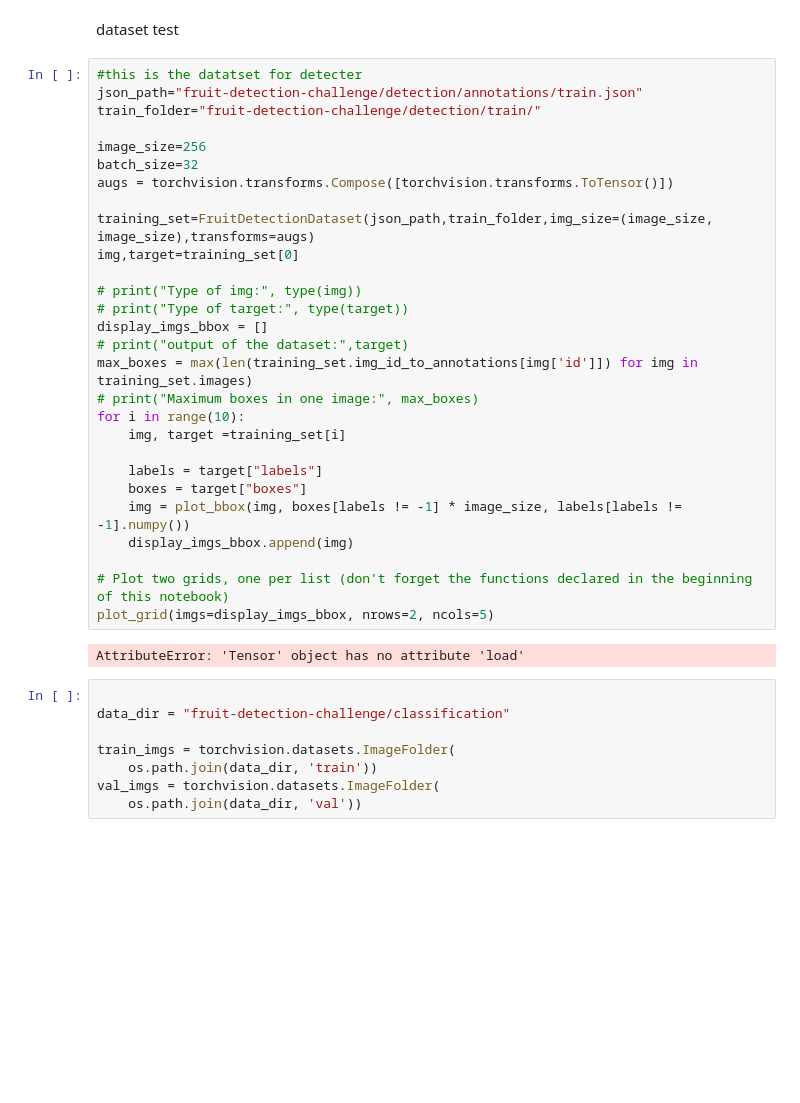
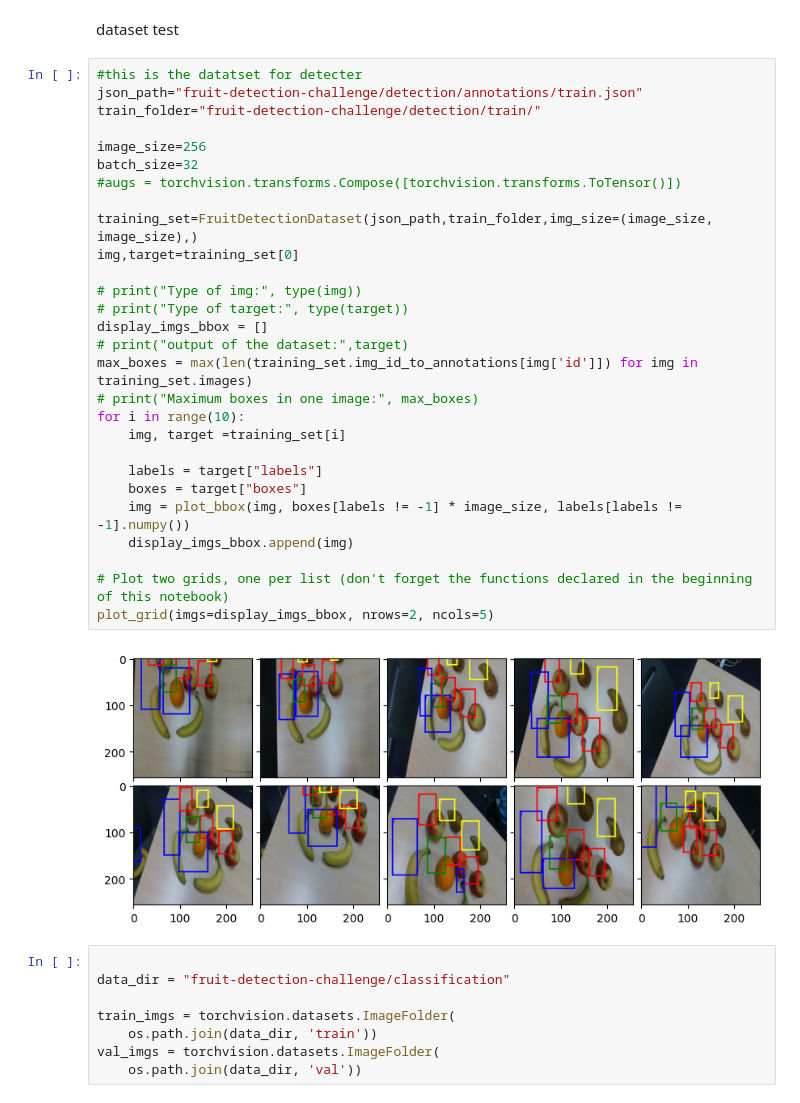
Before and after one commit to dkarakost/MBE_project, a Jupyter notebook: Fruitdetect.ipynb, the cells around one changed output. Saved outputs shown, nothing was run; the diff lists cells and outputs as text; blank space fills up the shorter version.

```diff
--- a/Fruitdetect.ipynb
+++ b/Fruitdetect.ipynb
@@ -222,33 +222,33 @@ dataset test
 # %%
 #this is the datatset for detecter
 json_path="fruit-detection-challenge/detection/annotations/train.json"
 train_folder="fruit-detection-challenge/detection/train/"
 
 image_size=256
 batch_size=32
-augs = torchvision.transforms.Compose([torchvision.transforms.ToTensor()])
+#augs = torchvision.transforms.Compose([torchvision.transforms.ToTensor()])
 
-training_set=FruitDetectionDataset(json_path,train_folder,img_size=(image_size, image_size),transforms=augs)
+training_set=FruitDetectionDataset(json_path,train_folder,img_size=(image_size, image_size),)
 img,target=training_set[0]
 
 # print("Type of img:", type(img))
 # print("Type of target:", type(target))
 display_imgs_bbox = []
 # print("output of the dataset:",target)
 max_boxes = max(len(training_set.img_id_to_annotations[img['id']]) for img in training_set.images)
 # print("Maximum boxes in one image:", max_boxes)
 for i in range(10):
     img, target =training_set[i]
 
     labels = target["labels"]
     boxes = target["boxes"]
     img = plot_bbox(img, boxes[labels != -1] * image_size, labels[labels != -1].numpy())
     display_imgs_bbox.append(img)
 
 # Plot two grids, one per list (don't forget the functions declared in the beginning of this notebook)
 plot_grid(imgs=display_imgs_bbox, nrows=2, ncols=5)
 # %% [output]
-AttributeError: 'Tensor' object has no attribute 'load'
+[figure, added]
 # %%
 
 data_dir = "fruit-detection-challenge/classification"
```
Also changed, not shown: parts of 9 cells of this notebook.
